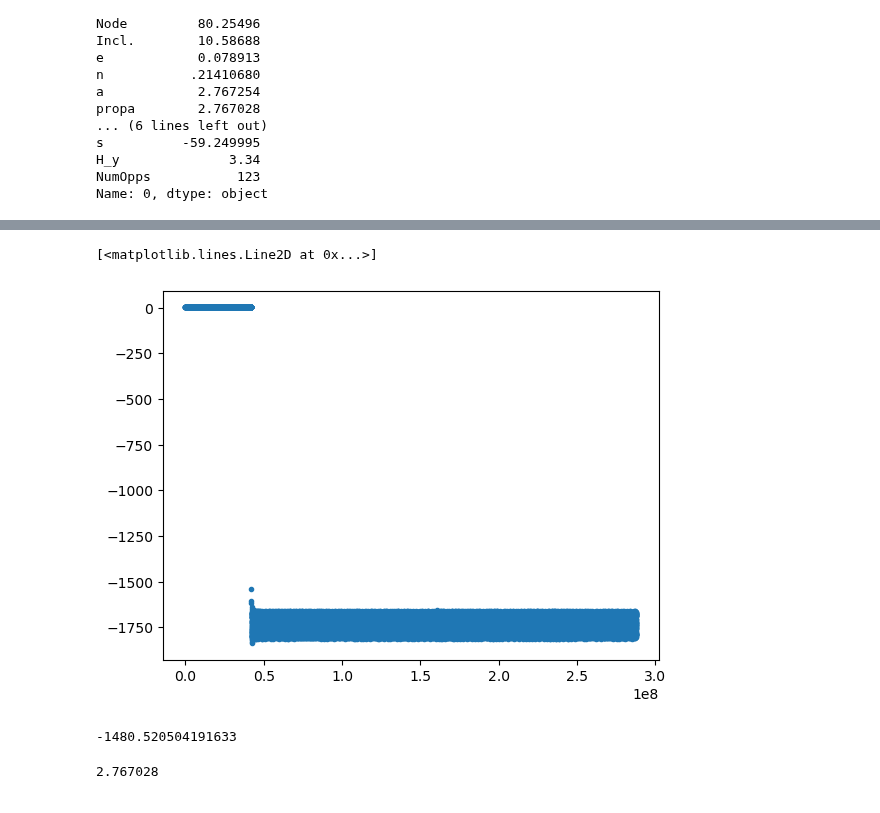
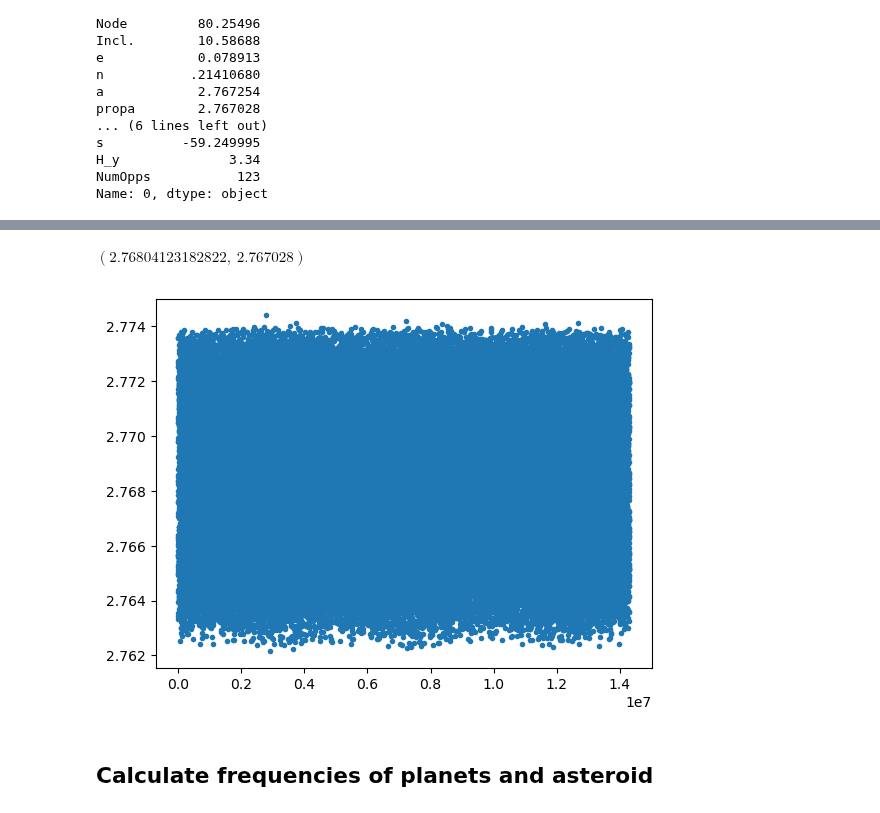
Before and after one commit to kavidey/action-angle-discovery, a Jupyter notebook: Integrations.ipynb, the cells around one changed output, grey strips where cells are left out. Saved outputs shown, nothing was run; the diff lists cells and outputs as text; code cells hidden in the pictures.

Commit message:
(maybe) working simulation

```diff
--- a/Integrations.ipynb
+++ b/Integrations.ipynb
@@ -132,6 +129,16 @@ a = np.zeros(Nout)
 # %%
 %%time
-for i, time in enumerate(times):
-    sim.integrate(time)
-    orb = ps[-1].orbit(primary=sim.particles[0])
-    a[i] = orb.a
+
+sim.integrator='whfast'
+sim.dt = ps[1].P/100.
+
+Tfin_approx = 1e6*ps[-1].P
+total_steps = np.ceil(Tfin_approx / sim.dt)
+Tfin = total_steps * sim.dt + sim.dt
+Nout = 131072
+
+sim.save_to_file("asteroid_integration.sa", step=int(np.floor(total_steps/Nout)), delete_file=True)
+sim.integrate(np.max(times), exact_finish_time=0)
+results = cm.nbody_simulation_utilities.get_simarchive_integration_results("asteroid_integration.sa",coordinates='heliocentric')
+
+rb.OrbitPlotSet(sim)
@@ -143,14 +152,10 @@ rb.OrbitPlot(sim)
 # %%
 fig, ax = plt.subplots()
-ax.plot(times, a, '.')
+ax.plot(results['time'], results['a'][-1], '.')
+
+results['a'][-1].mean(), merged_df.iloc[0]['propa']
 # %% [output]
-[<matplotlib.lines.Line2D at 0x...>]
+$\displaystyle \left( 2.76804123182822, \  2.767028\right)$
-[figure, old version]
+[figure, new version]
-# %%
-a.mean()
-# %% [output]
--1480.520504191633
-# %%
-merged_df.iloc[0]['propa']
-# %% [output]
-2.767028
+# %% [markdown]
+## Calculate frequencies of planets and asteroid
```
Also changed, not shown: parts of 15 cells of this notebook, 1 other file.
